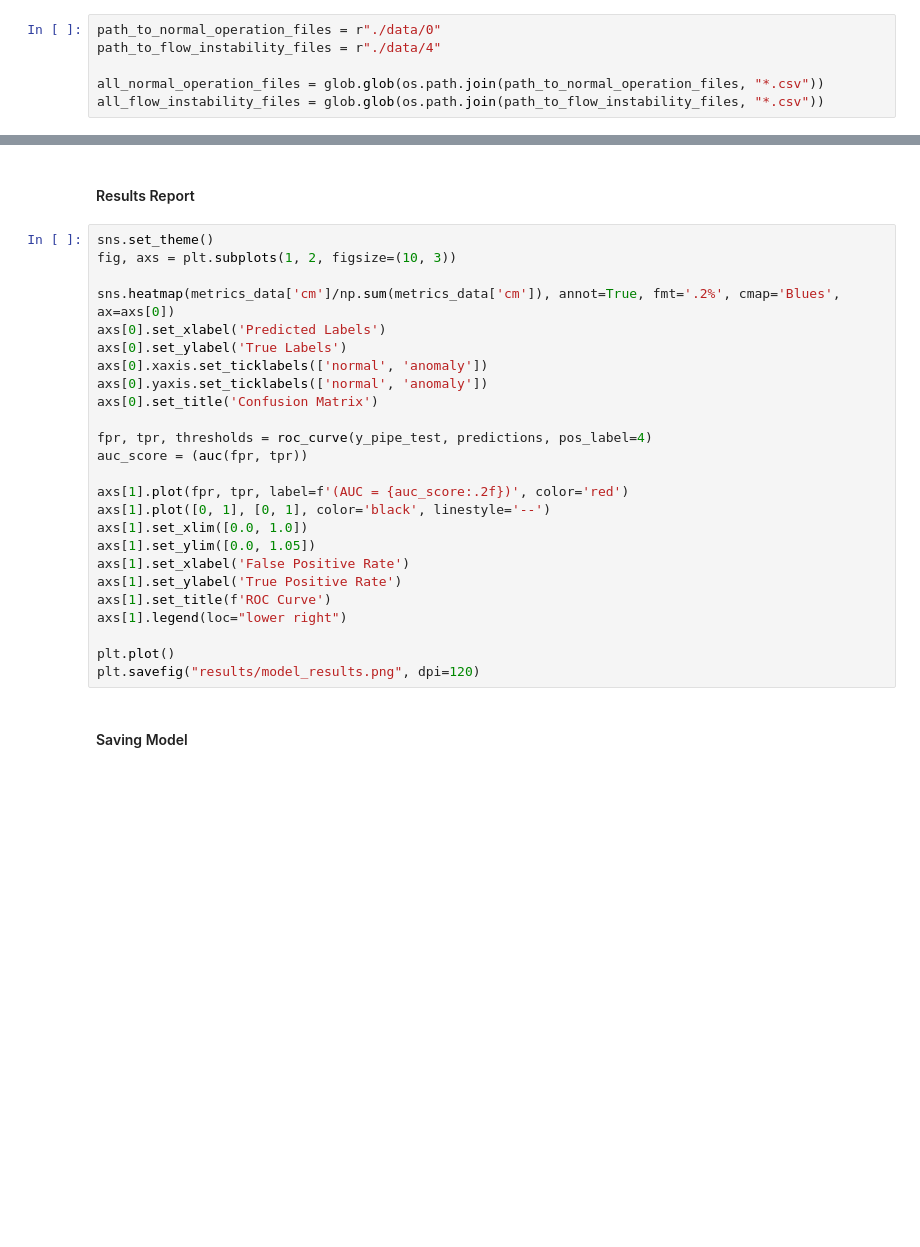
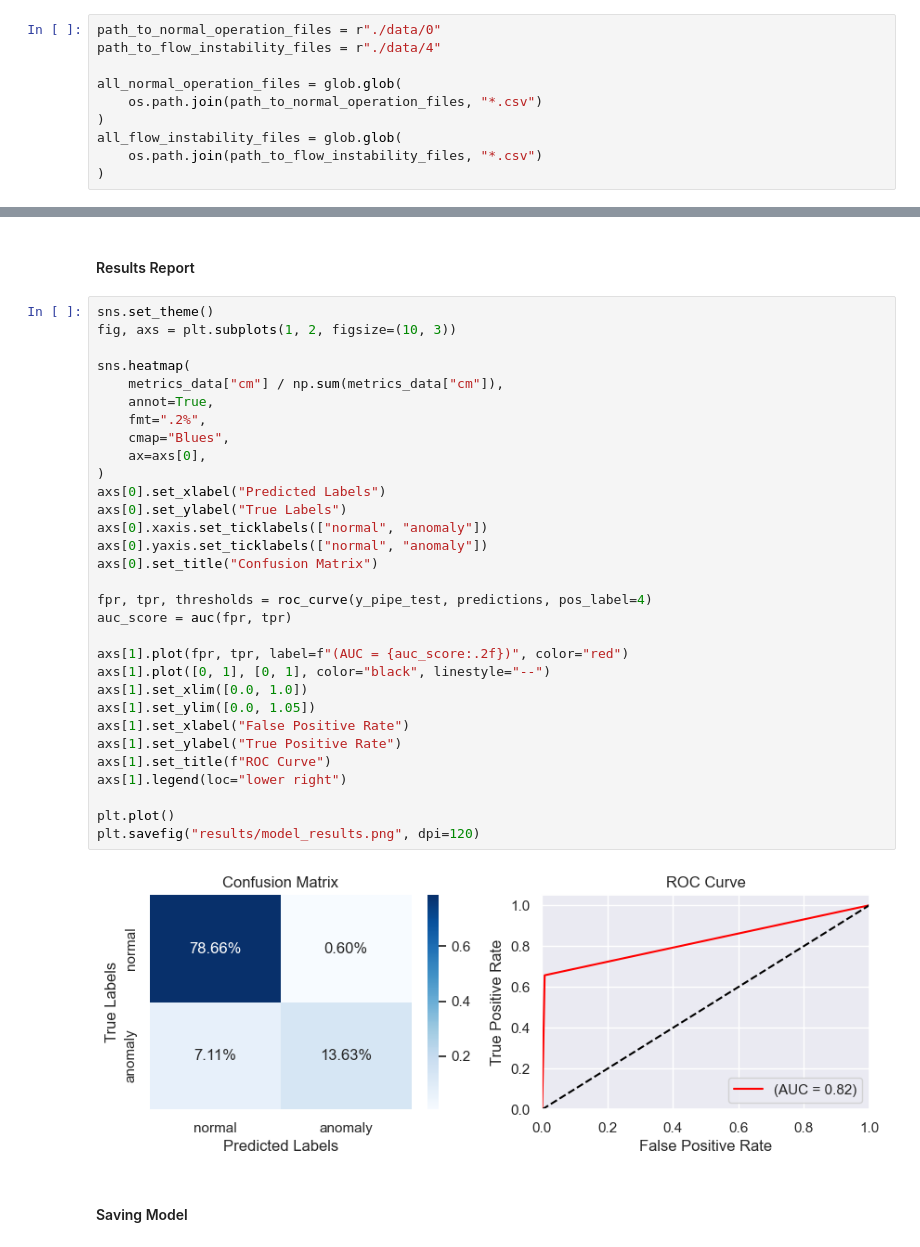
Before and after one commit to defante/api-mack-tac-mlops, a Jupyter notebook: anomaly_detector.ipynb, the cells around one changed output, grey strips where cells are left out. Drawn from its saved outputs; the diff is of its cells as text; blank space fills up the shorter version.

```diff
--- a/anomaly_detector.ipynb
+++ b/anomaly_detector.ipynb
@@ -19,8 +19,12 @@ from sklearn.metrics import confusion_matrix, roc_curve, auc, recall_score, prec
 path_to_normal_operation_files = r"./data/0"
 path_to_flow_instability_files = r"./data/4"
 
-all_normal_operation_files = glob.glob(os.path.join(path_to_normal_operation_files, "*.csv"))
-all_flow_instability_files = glob.glob(os.path.join(path_to_flow_instability_files, "*.csv"))
+all_normal_operation_files = glob.glob(
+    os.path.join(path_to_normal_operation_files, "*.csv")
+)
+all_flow_instability_files = glob.glob(
+    os.path.join(path_to_flow_instability_files, "*.csv")
+)
 # %% [markdown]
 ### Base samples
 # %%
@@ -200,28 +190,36 @@ with open('results/metrics.txt', 'w') as outfile:
 # %%
 sns.set_theme()
 fig, axs = plt.subplots(1, 2, figsize=(10, 3))
 
-sns.heatmap(metrics_data['cm']/np.sum(metrics_data['cm']), annot=True, fmt='.2%', cmap='Blues', ax=axs[0])
-axs[0].set_xlabel('Predicted Labels')
-axs[0].set_ylabel('True Labels')
-axs[0].xaxis.set_ticklabels(['normal', 'anomaly'])
-axs[0].yaxis.set_ticklabels(['normal', 'anomaly'])
-axs[0].set_title('Confusion Matrix')
+sns.heatmap(
+    metrics_data["cm"] / np.sum(metrics_data["cm"]),
+    annot=True,
+    fmt=".2%",
+    cmap="Blues",
+    ax=axs[0],
+)
+axs[0].set_xlabel("Predicted Labels")
+axs[0].set_ylabel("True Labels")
+axs[0].xaxis.set_ticklabels(["normal", "anomaly"])
+axs[0].yaxis.set_ticklabels(["normal", "anomaly"])
+axs[0].set_title("Confusion Matrix")
 
 fpr, tpr, thresholds = roc_curve(y_pipe_test, predictions, pos_label=4)
-auc_score = (auc(fpr, tpr))
+auc_score = auc(fpr, tpr)
 
-axs[1].plot(fpr, tpr, label=f'(AUC = {auc_score:.2f})', color='red')
-axs[1].plot([0, 1], [0, 1], color='black', linestyle='--')
+axs[1].plot(fpr, tpr, label=f"(AUC = {auc_score:.2f})", color="red")
+axs[1].plot([0, 1], [0, 1], color="black", linestyle="--")
 axs[1].set_xlim([0.0, 1.0])
 axs[1].set_ylim([0.0, 1.05])
-axs[1].set_xlabel('False Positive Rate')
-axs[1].set_ylabel('True Positive Rate')
-axs[1].set_title(f'ROC Curve')
+axs[1].set_xlabel("False Positive Rate")
+axs[1].set_ylabel("True Positive Rate")
+axs[1].set_title(f"ROC Curve")
 axs[1].legend(loc="lower right")
 
 plt.plot()
 plt.savefig("results/model_results.png", dpi=120)
+# %% [output]
+[figure, added]
 # %% [markdown]
 #### Saving Model
 # %%
```
Also changed, not shown: parts of 10 cells of this notebook, 1 other file.
